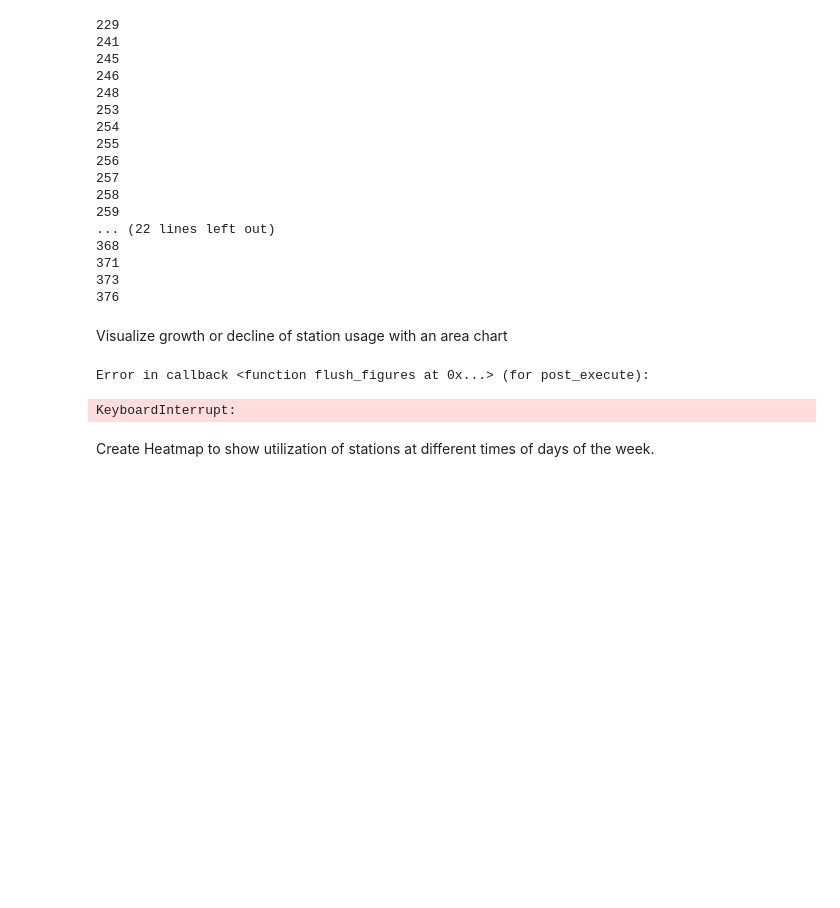
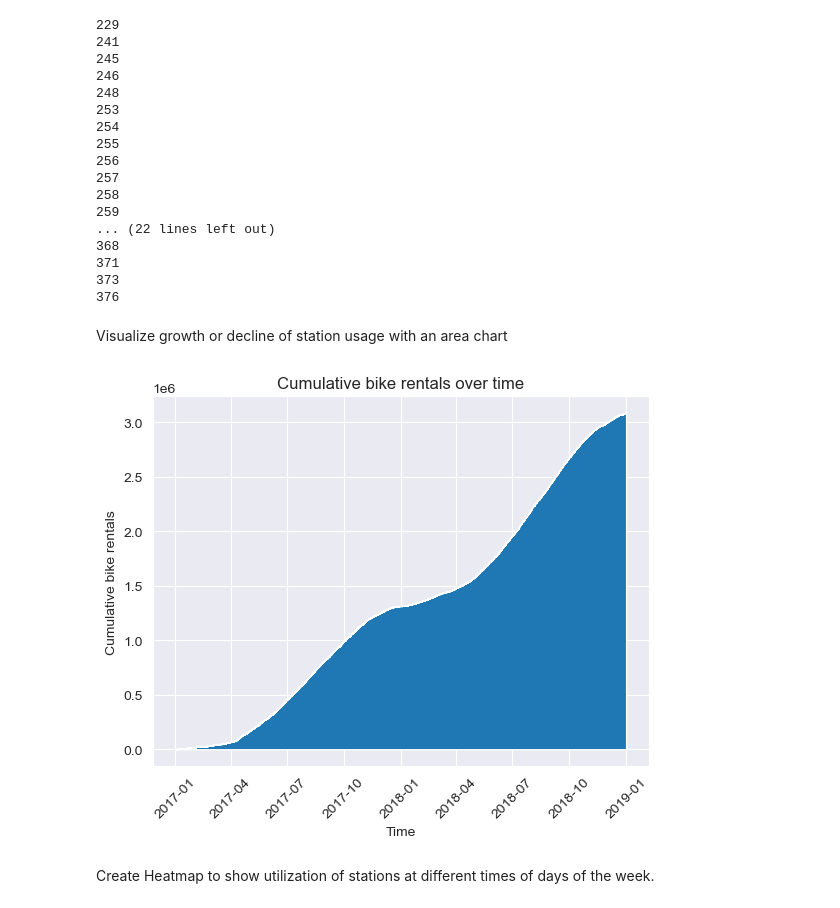
Before and after one commit to Oxford012/DDT, a Jupyter notebook: Laurin/Station-Level_Insights.ipynb, the cells around one changed output. Drawn from its saved outputs; the diff is of its cells as text; code cells hidden in the pictures; blank space fills up the shorter version.

Commit message:
Added more visualizations for station-level insights 4.0

```diff
--- a/Laurin/Station-Level_Insights.ipynb
+++ b/Laurin/Station-Level_Insights.ipynb
@@ -8,8 +8,8 @@ import seaborn as sns
 import folium
 from folium.plugins import HeatMap
 # %%
-bluebikes_idletime = pd.read_csv('C:/Users/lauri/PycharmProjects/DSML_Data/bluebikes_idle_time.csv')
-bluebikes_idletime.head()
+bluebikes = pd.read_csv('C:/Users/lauri/PycharmProjects/DSML_Data/bluebikes_idle_time.csv')
+bluebikes.head()
 # %% [output]
 |  | start_time | end_time | start_station_id | end_station_id | bike_id | weekday | idle_time |
 | 0 | 2017-01-01 00:06:58 | 2017-01-01 00:12:49 | 67 | 139 | 644 | 6 | 0 days 00:06:58 |
@@ -88,22 +87,21 @@ for station in station_with_few_bikes:
 # %% [markdown]
 Visualize growth or decline of station usage with an area chart
 # %%
-bluebikes_idletime['start_time'] = pd.to_datetime(bluebikes_idletime['start_time'])
+bluebikes['start_time'] = pd.to_datetime(bluebikes['start_time'])
 # Sort the data by the start_time
-bluebikes_idletime = bluebikes_idletime.sort_values('start_time')
+bluebikes = bluebikes.sort_values('start_time')
 
-rentals = bluebikes_idletime['start_time'].value_counts().sort_index().cumsum()
+rentals = bluebikes['start_time'].value_counts().sort_index().cumsum()
 
 #Create area chart
 plt.fill_between(rentals.index, rentals.values)
 plt.xlabel("Time")
 plt.ylabel("Cumulative bike rentals")
 plt.title("Cumulative bike rentals over time")
 plt.xticks(rotation = 45)
 plt.show()
 # %% [output]
-Error in callback <function flush_figures at 0x...> (for post_execute):
-KeyboardInterrupt:
+[figure, added]
 # %% [markdown]
 Create Heatmap to show utilization of stations at different times of days of the week.
 # %%
```
Also changed, not shown: parts of 14 cells of this notebook.
